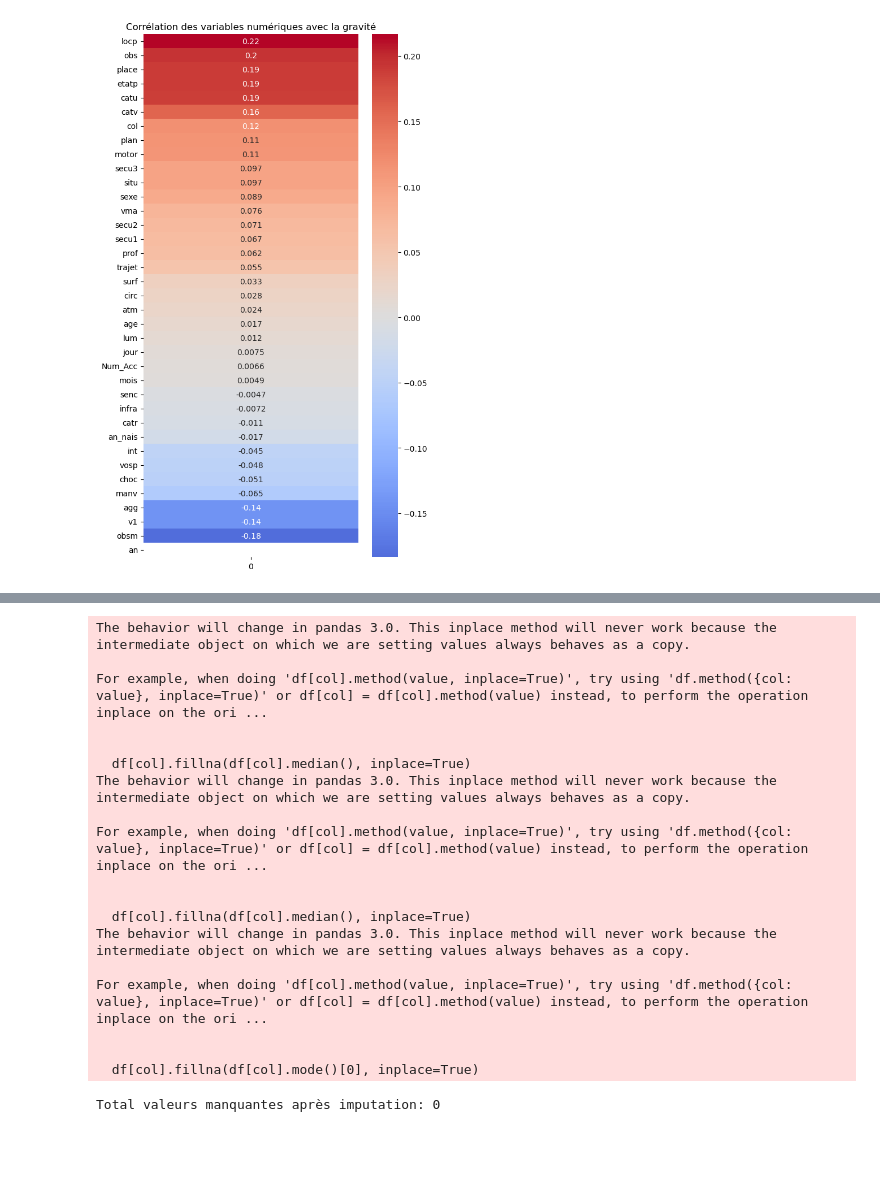
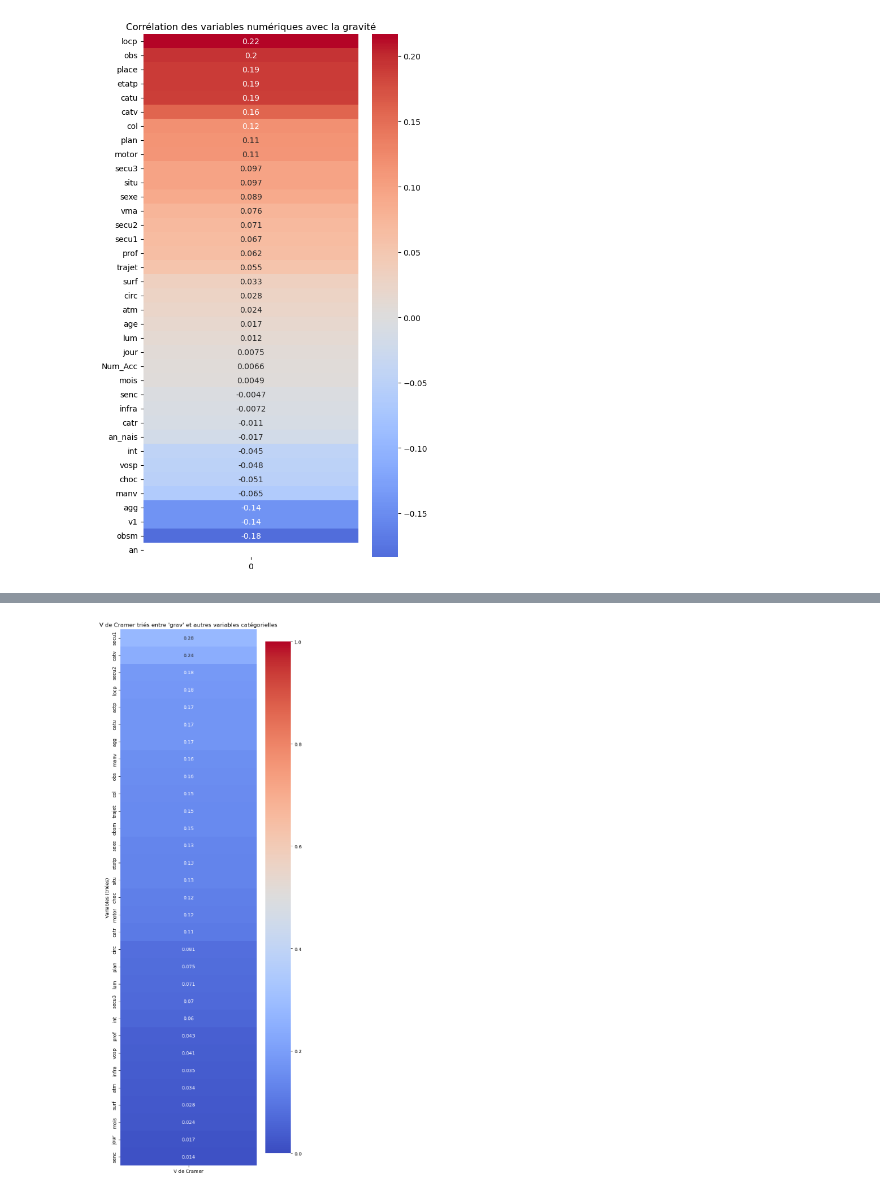
Before and after one commit to OmarELMAMOUNE/Omar-El-Mamoune-CA, a Jupyter notebook: projet stage CA/notebook projet.ipynb, the cells around one changed output, grey strips where cells are left out. Cells and saved outputs as stored; diff of their text form; code cells hidden in the pictures; blank space fills up the shorter version.

```diff
--- a/projet stage CA/notebook projet.ipynb
+++ b/projet stage CA/notebook projet.ipynb
@@ -617,40 +604,38 @@ Index(['Num_Acc', 'id_usager', 'id_vehicule', 'num_veh_x', 'place', 'catu',
-# %%
-liste_variables_categorielles = ['grav', 'sexe', 'catu', 'catv', 'trajet', 'lum', 'atm', 'int', 'agg',
-                                 'plan', 'col', 'situ', 'vosp', 'motor', 'obs', 'obsm',
-                                 'secu1', 'secu2', 'secu3', 'locp', 'actp', 'etatp', 'place', 'etap']
-
-# Boucle pour gérer les valeurs manquantes
-for col in df.columns:
-    if df[col].isna().any():
-        if col in liste_variables_categorielles:
-            if -1 in df[col].unique():
-                df[col].fillna(-1, inplace=True)
-            else:
-                df[col].fillna(df[col].mode()[0], inplace=True)
-        elif df[col].dtype in ['float64', 'int64']:
-            df[col].fillna(df[col].median(), inplace=True)
-        else:
-            df[col].fillna(df[col].mode()[0], inplace=True)
-# %% [output]
-The behavior will change in pandas 3.0. This inplace method will never work because the intermediate object on which we are setting values always behaves as a copy.
-
-For example, when doing 'df[col].method(value, inplace=True)', try using 'df.method({col: value}, inplace=True)' or df[col] = df[col].method(value) instead, to perform the operation inplace on the ori ...
-
-
-  df[col].fillna(df[col].median(), inplace=True)
-The behavior will change in pandas 3.0. This inplace method will never work because the intermediate object on which we are setting values always behaves as a copy.
-
-For example, when doing 'df[col].method(value, inplace=True)', try using 'df.method({col: value}, inplace=True)' or df[col] = df[col].method(value) instead, to perform the operation inplace on the ori ...
-
-
-  df[col].fillna(df[col].median(), inplace=True)
-The behavior will change in pandas 3.0. This inplace method will never work because the intermediate object on which we are setting values always behaves as a copy.
-
-For example, when doing 'df[col].method(value, inplace=True)', try using 'df.method({col: value}, inplace=True)' or df[col] = df[col].method(value) instead, to perform the operation inplace on the ori ...
-
-
-  df[col].fillna(df[col].mode()[0], inplace=True)
-# %%
-print("Total valeurs manquantes après imputation:", df.isna().sum().sum())
-# %% [output]
-Total valeurs manquantes après imputation: 0
+# %%
+import pandas as pd
+import numpy as np
+from scipy.stats import chi2_contingency
+import seaborn as sns
+import matplotlib.pyplot as plt
+
+# 1. Fonction Cramér’s V
+def cramers_v(x, y):
+    cm = pd.crosstab(x, y)
+    chi2 = chi2_contingency(cm)[0]
+    n = cm.values.sum()
+    phi2 = chi2 / n
+    r, k = cm.shape
+    return np.sqrt(phi2 / min(k-1, r-1))
+
+# 2. Variables à comparer à 'grav'
+vars_cat = ['sexe', 'catu', 'catv', 'trajet', 'secu1', 'secu2', 'secu3', 'surf', 'prof',
+    'locp', 'actp', 'etatp', 'senc', 'obs','obsm', 'choc', 'manv', 'motor',
+    'jour', 'mois', 'lum', 'agg', 'int', 'atm', 'col', 'catr',
+    'circ', 'vosp', 'prof', 'plan', 'surf', 'infra', 'situ']
+
+# 3. Calcul des V de Cramer
+res = {var: cramers_v(df[var], df['grav']) for var in vars_cat}
+
+# 4. Passage en DataFrame et tri
+cv_df = pd.DataFrame.from_dict(res, orient='index', columns=['V de Cramer'])
+cv_df = cv_df.sort_values('V de Cramer', ascending=False)
+
+# 5. Heatmap triée
+plt.figure(figsize=(6, len(vars_cat)*0.5))
+sns.heatmap(cv_df, annot=True, cmap='coolwarm', vmin=0, vmax=1, cbar=True)
+plt.title("V de Cramer triés entre 'grav' et autres variables catégorielles")
+plt.ylabel("Variables (triées)")
+plt.tight_layout()
+plt.show()
+# %% [output]
+[figure, added]
```
Also changed, not shown: parts of 27 cells of this notebook, 7 other files.
